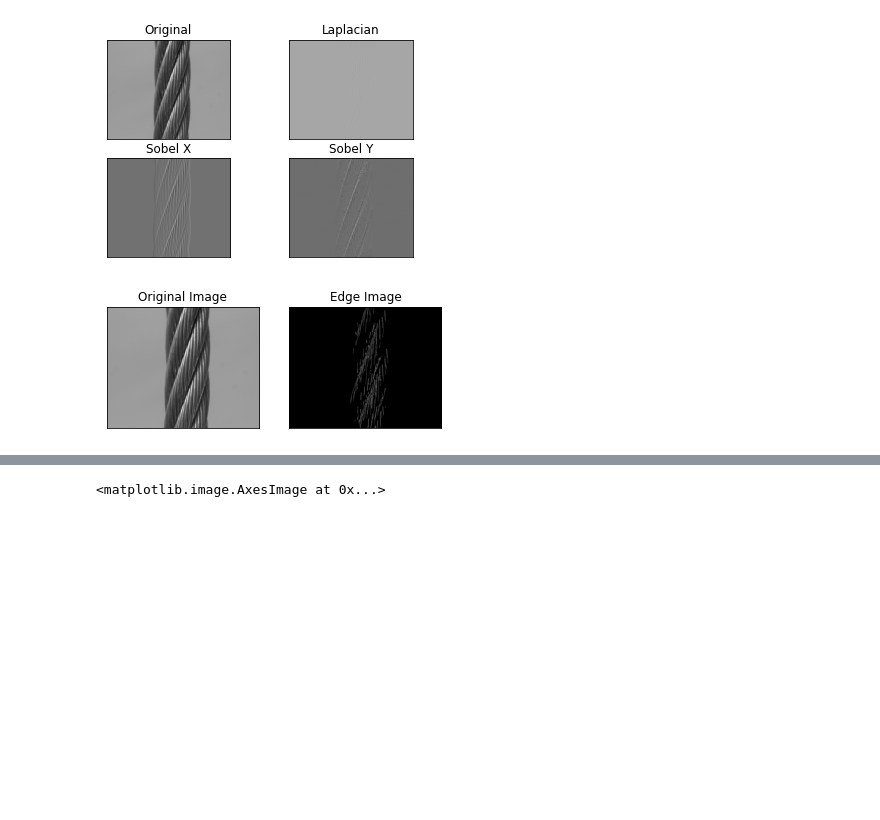
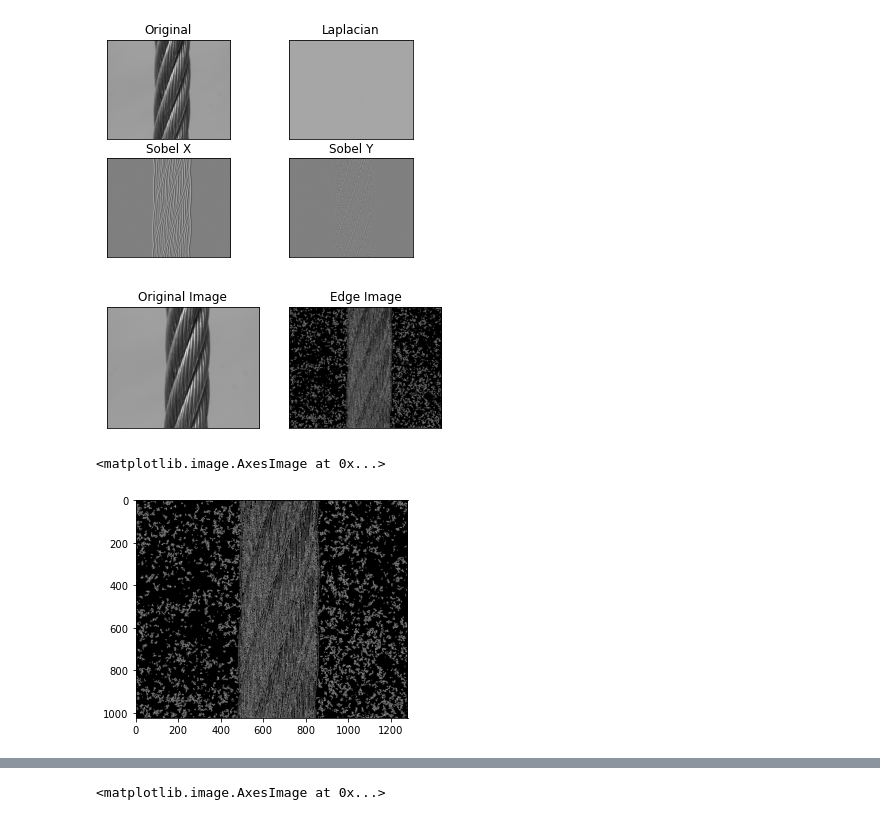
Before and after one commit to zbyzfw/jupyternotebook1, a Jupyter notebook: 第二种方式计算捻距.ipynb, the cells around one changed output, grey strips where cells are left out. Drawn from its saved outputs; the diff is of its cells as text; code cells hidden in the pictures; blank space fills up the shorter version.

```diff
--- a/第二种方式计算捻距.ipynb
+++ b/第二种方式计算捻距.ipynb
@@ -19,8 +19,8 @@ import cv2 as cv
 from matplotlib import pyplot as plt
 img = cv.imread('09.png',0)
 laplacian = cv.Laplacian(img,cv.CV_64F)
-sobelx = cv.Sobel(img,cv.CV_64F,1,0,ksize=5)
-sobely = cv.Sobel(img,cv.CV_64F,0,1,ksize=5)
+sobelx = cv.Sobel(th2,cv.CV_64F,1,0,ksize=5)
+sobely = cv.Sobel(th2,cv.CV_64F,0,1,ksize=5)
 plt.subplot(2,2,1),plt.imshow(img,cmap = 'gray')
 plt.title('Original'), plt.xticks([]), plt.yticks([])
 plt.subplot(2,2,2),plt.imshow(laplacian,cmap = 'gray')
@@ -30,21 +30,25 @@ plt.title('Sobel X'), plt.xticks([]), plt.yticks([])
 plt.subplot(2,2,4),plt.imshow(sobely,cmap = 'gray')
 plt.title('Sobel Y'), plt.xticks([]), plt.yticks([])
 plt.show()
+window_show(sobelx)
 # %% [output]
-[figure, old version]
+[figure, new version]
 # %%
 import numpy as np
 import cv2 as cv
 from matplotlib import pyplot as plt
 img = cv.imread('09.png',0)
-edges = cv.Canny(img,100,200)
+edges = cv.Canny(img,1,20)
 plt.subplot(121),plt.imshow(img,cmap = 'gray')
 plt.title('Original Image'), plt.xticks([]), plt.yticks([])
 plt.subplot(122),plt.imshow(edges,cmap = 'gray')
 plt.title('Edge Image'), plt.xticks([]), plt.yticks([])
 plt.show()
+cv2_imshow(edges)
 # %% [output]
-[figure, old version]
+[figure, new version]
+<matplotlib.image.AxesImage at 0x...>
+[figure, added]
 # %%
 import numpy as np
 import cv2 as cv
```
Also changed, not shown: parts of 10 cells of this notebook, 2 other files.
